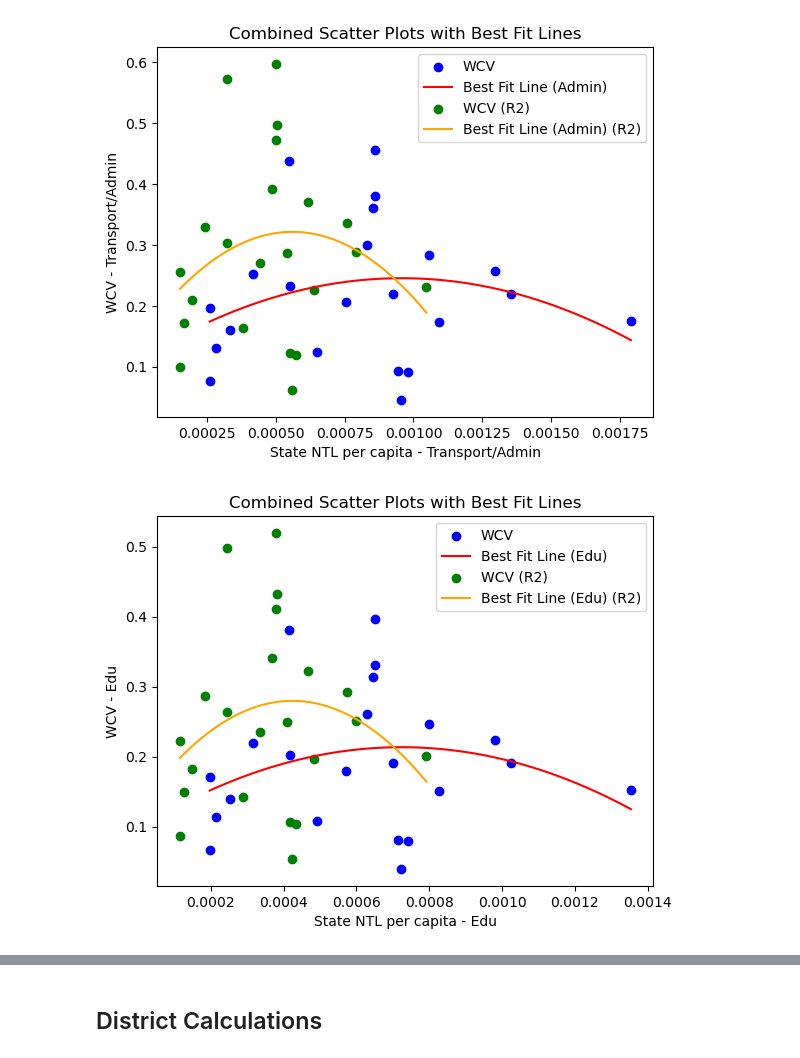
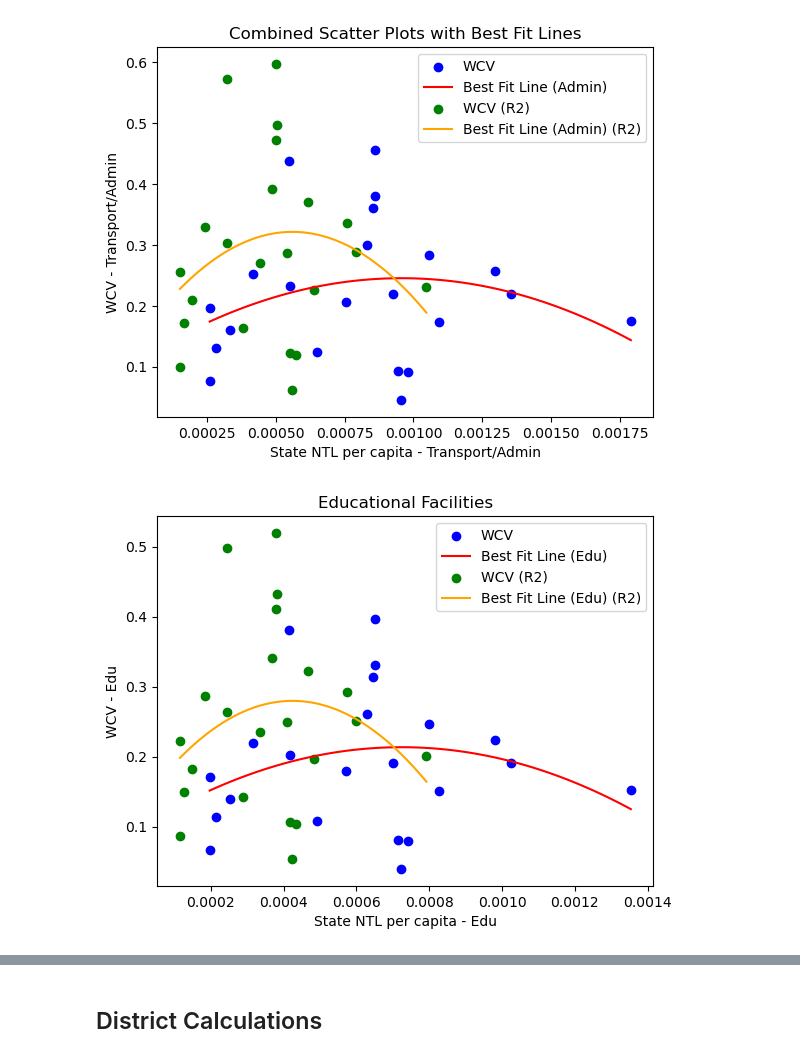
Before and after one commit to SaiSiddhardhaKalla/Master_Thesis, a Jupyter notebook: 08_WCV.ipynb, the cells around one changed output, grey strips where cells are left out. Cells and saved outputs as stored; diff of their text form; code cells hidden in the pictures.

```diff
--- a/08_WCV.ipynb
+++ b/08_WCV.ipynb
@@ -593,35 +594,35 @@ plt.scatter(wcvc['state_ntl_pc_edu'], wcvc['WCV_edu'], label='WCV', color='blue'
 
 # Fit a polynomial best fit line for the first set of data
 coefficients = np.polyfit(wcvc['state_ntl_pc_edu'], wcvc['WCV_edu'], 2)
 polynomial = np.poly1d(coefficients)
 x_range = np.linspace(min(wcvc['state_ntl_pc_edu']), max(wcvc['state_ntl_pc_edu']), 100)
 y_fit = polynomial(x_range)
 
 # Plot the polynomial best fit line for the first set of data
 plt.plot(x_range, y_fit, color='red', label='Best Fit Line (Edu)')
 
 # Create a scatterplot for the second set of data
 plt.scatter(wcvc['state_ntl_pc_edu_R'], wcvc['WCV_edu_R'], label='WCV (R2)', color='green', marker='o')
 
 # Fit a polynomial best fit line for the second set of data
 coefficients = np.polyfit(wcvc['state_ntl_pc_edu_R'], wcvc['WCV_edu_R'], 2)
 polynomial = np.poly1d(coefficients)
 x_range = np.linspace(min(wcvc['state_ntl_pc_edu_R']), max(wcvc['state_ntl_pc_edu_R']), 100)
 y_fit = polynomial(x_range)
 
 # Plot the polynomial best fit line for the second set of data
 plt.plot(x_range, y_fit, color='orange', label='Best Fit Line (Edu) (R2)')
 
 # Add labels, title, and legend
 plt.xlabel("State NTL per capita - Edu")
 plt.ylabel("WCV - Edu")
-plt.title("Combined Scatter Plots with Best Fit Lines")
+plt.title("Educational Facilities")
 plt.legend()
 
 # Display the plot
 plt.show()
 # %% [output]
-[figure, old version]
+[figure, new version]
 # %%
 # Assuming you have two DataFrames wcvc and wcvc_R
 
```
Also changed, not shown: parts of 2 cells of this notebook.
